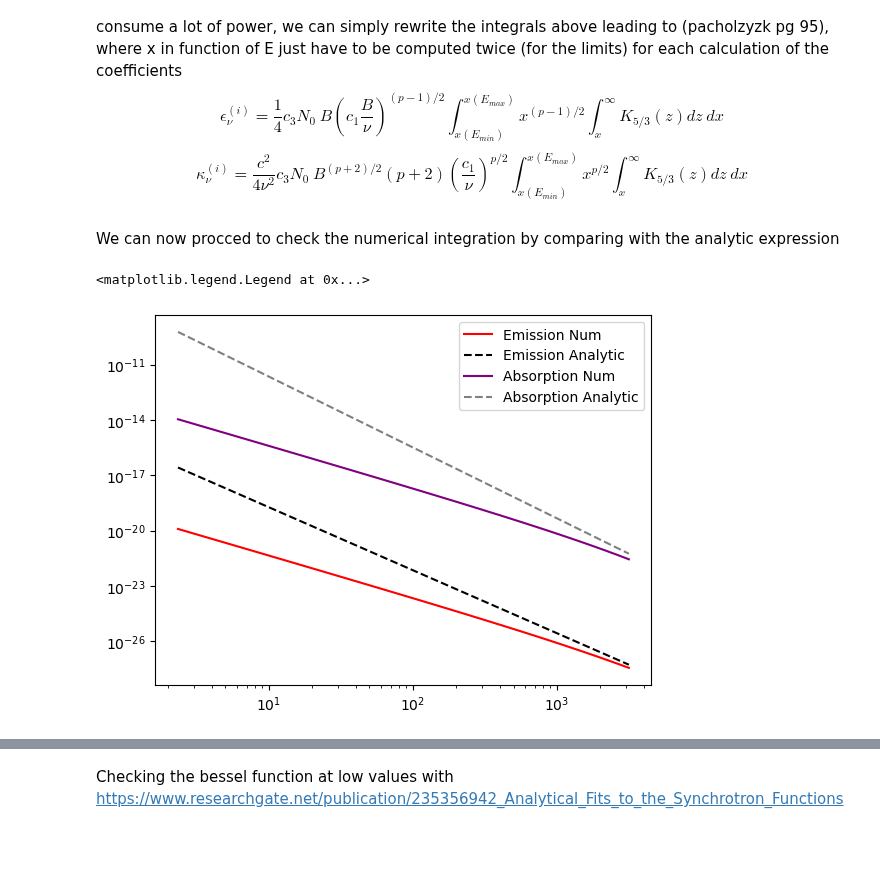
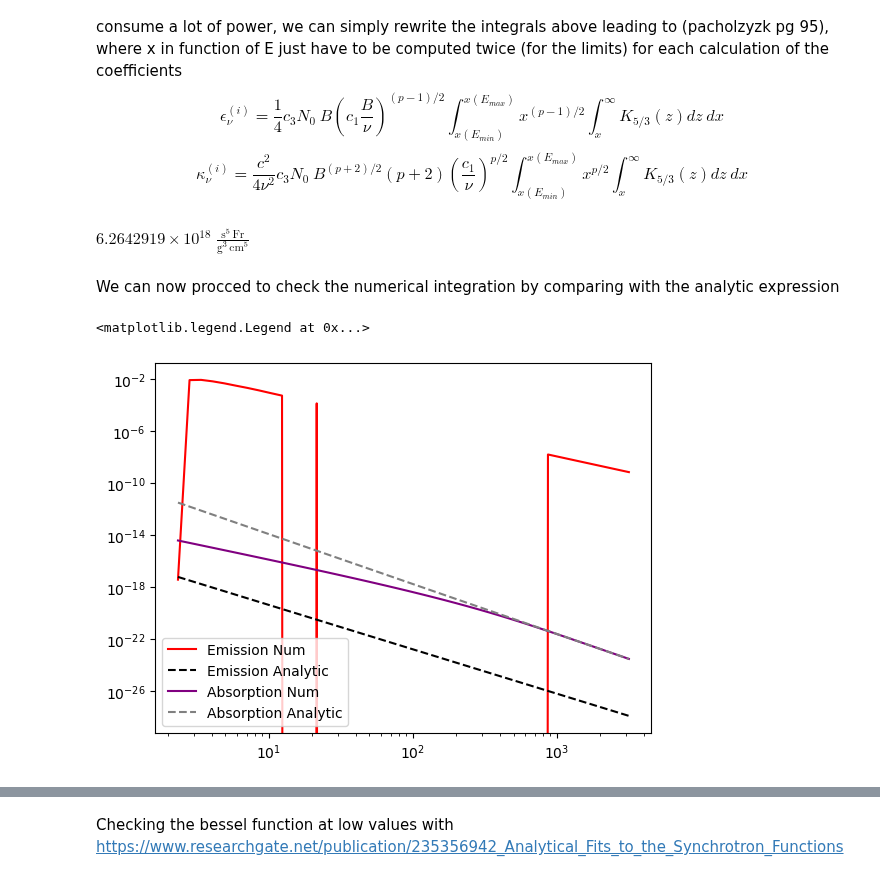
Before and after one commit to Camachoadri/JAEICU2024, a Jupyter notebook: Supernova SN1993J/SN1993J_Synchrotron.ipynb, the cells around one changed output, grey strips where cells are left out. Cells and saved outputs as stored; diff of their text form; code cells hidden in the pictures; blank space fills up the shorter version.

```diff
--- a/Supernova SN1993J/SN1993J_Synchrotron.ipynb
+++ b/Supernova SN1993J/SN1993J_Synchrotron.ipynb
@@ -485,6 +485,10 @@ $$
 $$
     \kappa_{\nu}^{(i)}=  \frac{c^2}{4\nu^2}c_3N_0~B^{(p+2)/2}(p+2)\left(\frac{c_1}{\nu} \right)^{p/2} \int_{x(E_{min})}^{x(E_{max})}x^{p/2}\int_{x}^{\infty} K_{5/3}(z) dz~dx
 $$
+# %%
+3*const.e.esu/(4*np.pi*const.m_e.cgs**3*const.c.cgs**5)
+# %% [output]
+$6.2642919 \times 10^{18} \; \mathrm{\frac{s^{5}\,Fr}{g^{3}\,cm^{5}}}$
 # %%
 def CriticalFreq(B, E):
     """
@@ -579,37 +627,38 @@ B0=np.array([1.7*(27*u.G).value])
 N0=np.array([(6.7e-7*u.erg**(p-1)/u.cm**3).value])
 r0= (6.35e14*u.cm).value
 time0=(2.34*u.day).value
 s=1.66
 a=0.86
 
 time=np.logspace(np.log10(time0), 3.5, num=40, base=10)
 #Computing the radius at a given time
 r=PLradius(time, time0, r0, a)
 #Computing number density and magentic field for the corresponding r
 B= Br(r, B0, r0, s)
 N= Nr(r, N0, r0, p, s)
 
 
-frequencytest= (const.c.cgs/6*u.cm).cgs.value
+frequencytest= 22.5e9#(const.c.cgs/6*u.cm).cgs.value
 EnergyLimit=  const.m_e.cgs.value*const.c.cgs.value**2
-LowEnergy=90
+LowEnergy=60
 
-epsilon1=SynchrotronEmissionCoeffNumerical(p, B, N, frequencytest, LowEnergy*EnergyLimit, EnergyLimit*1e6 )
+epsilon1=SynchrotronEmissionCoeffNumerical(p, B, N, frequencytest, LowEnergy*EnergyLimit, EnergyLimit*1e6,
+                                          r0, s, B0, a, time0, r)
 kappa1=SynchrotronAbsorptionCoeffNumerical(p, B, N, frequencytest, LowEnergy*EnergyLimit, EnergyLimit*1e6 )
 
 epsilon2=SynchrotronEmissionCoeff(p, B, N, frequencytest)
 kappa2=SynchrotronAbsorptionCoeff(p, B, N, frequencytest)
 
 plt.plot(time,epsilon1, c='red', label='Emission Num')
 plt.plot(time,epsilon2, c='black',linestyle='dashed', label='Emission Analytic')
 plt.plot(time, kappa1, c='purple', label='Absorption Num')
 plt.plot(time, kappa2, c= 'grey', linestyle='dashed', label='Absorption Analytic')
 plt.xscale("log")
 plt.yscale("log")
 plt.legend()
 # %% [output]
 <matplotlib.legend.Legend at 0x...>
-[figure, old version]
+[figure, new version]
 # %%
 plt.plot(time, epsilon1/kappa1*(1-np.exp(-0.3*r*kappa1)), c='red', label='Numerical')
 plt.plot(time, epsilon2/kappa2*(1-np.exp(-0.3*r*kappa2)), c='black', linestyle='dashed', label='Analytical without cut off')
```
Also changed, not shown: parts of 7 cells of this notebook.
